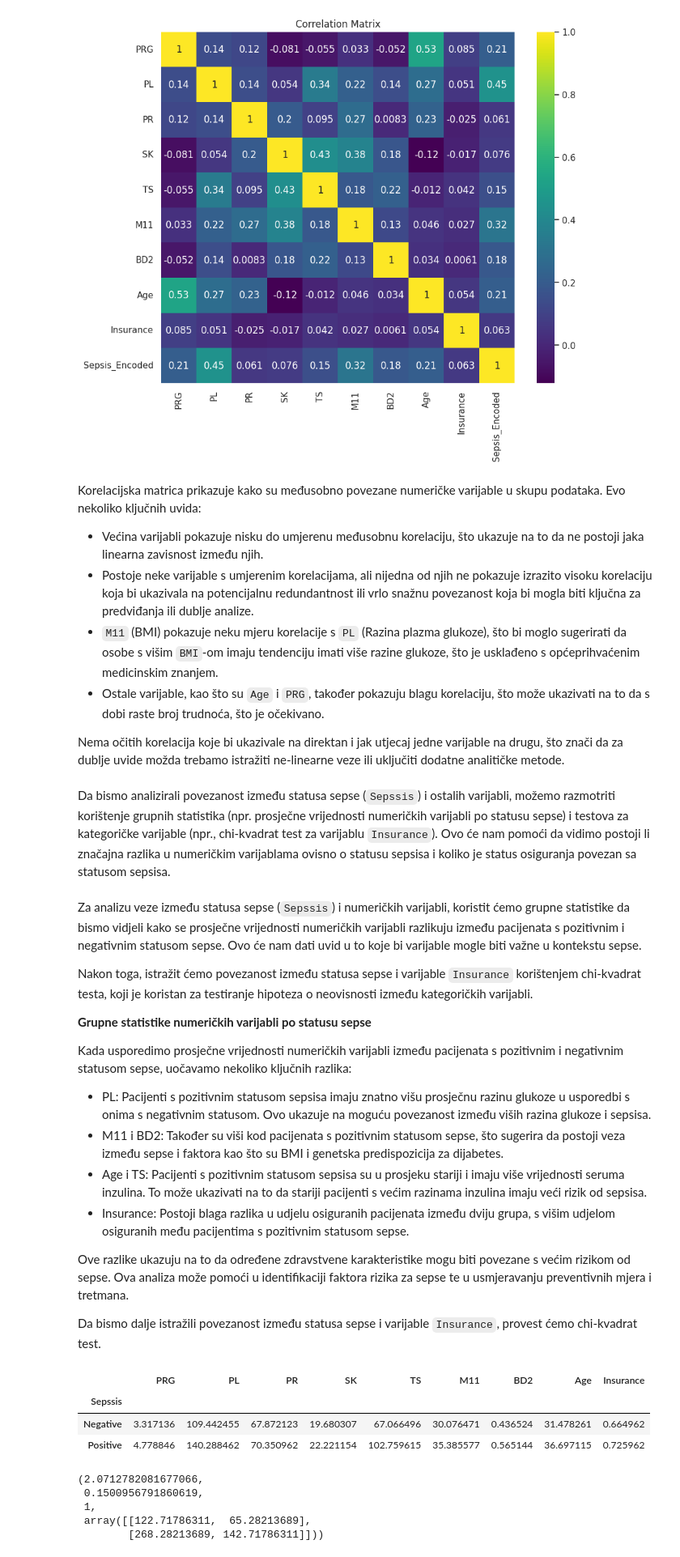
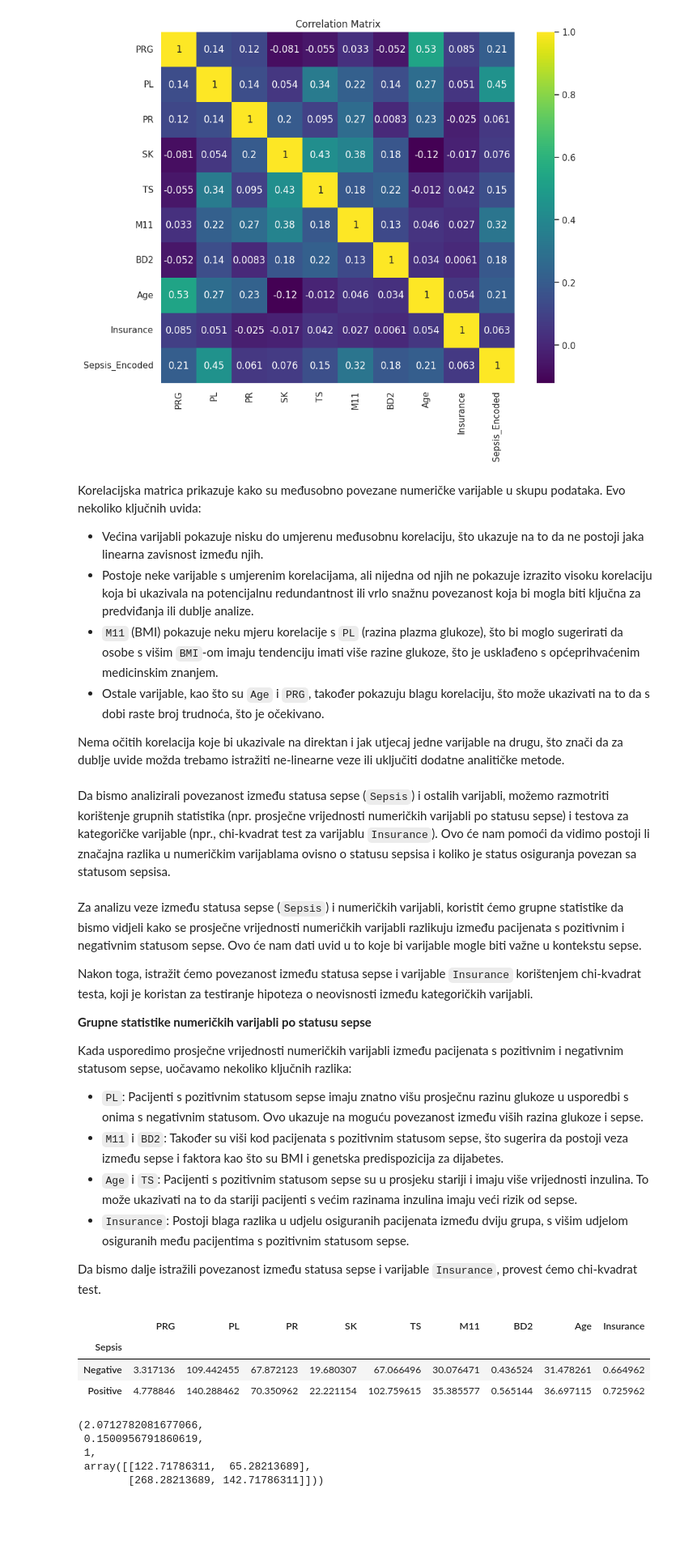
Before and after one commit to dsabljic/Sepsis-Classification, a Jupyter notebook: Sepsis Classification.ipynb, the cells around one changed output. Shown at 81% size. Drawn from its saved outputs; the diff is of its cells as text; code cells hidden in the pictures; blank space fills up the shorter version.

```diff
--- a/Sepsis Classification.ipynb
+++ b/Sepsis Classification.ipynb
@@ -34,6 +34,8 @@ sns.set()
 # %%
 train = pd.read_csv('./data/train.csv')
 test = pd.read_csv('./data/test.csv')
+# %%
+train.rename(columns = {'Sepssis': 'Sepsis'}, inplace = True)
 # %%
 train.head()
 # %% [output]
@@ -274,7 +260,7 @@ for var in categorical_vars:
 # %% [output]
 [figure]
 # %%
-df['Sepsis_Encoded'] = df['Sepssis'].apply(lambda x: 1 if x == 'Positive' else 0)
+df['Sepsis_Encoded'] = df['Sepsis'].apply(lambda x: 1 if x == 'Positive' else 0)
 
 numerical_vars = ['PRG', 'PL', 'PR', 'SK', 'TS', 'M11', 'BD2', 'Age', 'Insurance']
 correlations = df[numerical_vars + ['Sepsis_Encoded']].corr()
@@ -367,14 +351,14 @@ Korelacijska matrica prikazuje kako su međusobno povezane numeričke varijable
 
 - Većina varijabli pokazuje nisku do umjerenu međusobnu korelaciju, što ukazuje na to da ne postoji jaka linearna zavisnost između njih.
 - Postoje neke varijable s umjerenim korelacijama, ali nijedna od njih ne pokazuje izrazito visoku korelaciju koja bi ukazivala na potencijalnu redundantnost ili vrlo snažnu povezanost koja bi mogla biti ključna za predviđanja ili dublje analize.
-- `M11` (BMI) pokazuje neku mjeru korelacije s `PL` (Razina plazma glukoze), što bi moglo sugerirati da osobe s višim `BMI`-om imaju tendenciju imati više razine glukoze, što je usklađeno s općeprihvaćenim medicinskim znanjem.
+- `M11` (BMI) pokazuje neku mjeru korelacije s `PL` (razina plazma glukoze), što bi moglo sugerirati da osobe s višim `BMI`-om imaju tendenciju imati više razine glukoze, što je usklađeno s općeprihvaćenim medicinskim znanjem.
 - Ostale varijable, kao što su `Age` i `PRG`, također pokazuju blagu korelaciju, što može ukazivati na to da s dobi raste broj trudnoća, što je očekivano.
 
 Nema očitih korelacija koje bi ukazivale na direktan i jak utjecaj jedne varijable na drugu, što znači da za dublje uvide možda trebamo istražiti ne-linearne veze ili uključiti dodatne analitičke metode.
 # %% [markdown]
-Da bismo analizirali povezanost između statusa sepse (`Sepssis`) i ostalih varijabli, možemo razmotriti korištenje grupnih statistika (npr. prosječne vrijednosti numeričkih varijabli po statusu sepse) i testova za kategoričke varijable (npr., chi-kvadrat test za varijablu `Insurance`). Ovo će nam pomoći da vidimo postoji li značajna razlika u numeričkim varijablama ovisno o statusu sepsisa i koliko je status osiguranja povezan sa statusom sepsisa.
+Da bismo analizirali povezanost između statusa sepse (`Sepsis`) i ostalih varijabli, možemo razmotriti korištenje grupnih statistika (npr. prosječne vrijednosti numeričkih varijabli po statusu sepse) i testova za kategoričke varijable (npr., chi-kvadrat test za varijablu `Insurance`). Ovo će nam pomoći da vidimo postoji li značajna razlika u numeričkim varijablama ovisno o statusu sepsisa i koliko je status osiguranja povezan sa statusom sepsisa.
 # %% [markdown]
-Za analizu veze između statusa sepse (`Sepssis`) i numeričkih varijabli, koristit ćemo grupne statistike da bismo vidjeli kako se prosječne vrijednosti numeričkih varijabli razlikuju između pacijenata s pozitivnim i negativnim statusom sepse. Ovo će nam dati uvid u to koje bi varijable mogle biti važne u kontekstu sepse.
+Za analizu veze između statusa sepse (`Sepsis`) i numeričkih varijabli, koristit ćemo grupne statistike da bismo vidjeli kako se prosječne vrijednosti numeričkih varijabli razlikuju između pacijenata s pozitivnim i negativnim statusom sepse. Ovo će nam dati uvid u to koje bi varijable mogle biti važne u kontekstu sepse.
 
 Nakon toga, istražit ćemo povezanost između statusa sepse i varijable `Insurance` korištenjem chi-kvadrat testa, koji je koristan za testiranje hipoteza o neovisnosti između kategoričkih varijabli.
 
@@ -382,21 +366,19 @@ Nakon toga, istražit ćemo povezanost između statusa sepse i varijable `Insura
 
 Kada usporedimo prosječne vrijednosti numeričkih varijabli između pacijenata s pozitivnim i negativnim statusom sepse, uočavamo nekoliko ključnih razlika:
 
-- PL: Pacijenti s pozitivnim statusom sepsisa imaju znatno višu prosječnu razinu glukoze u usporedbi s onima s negativnim statusom. Ovo ukazuje na moguću povezanost između viših razina glukoze i sepsisa.
-- M11 i BD2: Također su viši kod pacijenata s pozitivnim statusom sepse, što sugerira da postoji veza između sepse i faktora kao što su BMI i genetska predispozicija za dijabetes.
-- Age i TS: Pacijenti s pozitivnim statusom sepsisa su u prosjeku stariji i imaju više vrijednosti seruma inzulina. To može ukazivati na to da stariji pacijenti s većim razinama inzulina imaju veći rizik od sepsisa.
-- Insurance: Postoji blaga razlika u udjelu osiguranih pacijenata između dviju grupa, s višim udjelom osiguranih među pacijentima s pozitivnim statusom sepse.
-
-Ove razlike ukazuju na to da određene zdravstvene karakteristike mogu biti povezane s većim rizikom od sepse. Ova analiza može pomoći u identifikaciji faktora rizika za sepse te u usmjeravanju preventivnih mjera i tretmana.
+- `PL`: Pacijenti s pozitivnim statusom sepse imaju znatno višu prosječnu razinu glukoze u usporedbi s onima s negativnim statusom. Ovo ukazuje na moguću povezanost između viših razina glukoze i sepse.
+- `M11` i `BD2`: Također su viši kod pacijenata s pozitivnim statusom sepse, što sugerira da postoji veza između sepse i faktora kao što su BMI i genetska predispozicija za dijabetes.
+- `Age` i `TS`: Pacijenti s pozitivnim statusom sepse su u prosjeku stariji i imaju više vrijednosti inzulina. To može ukazivati na to da stariji pacijenti s većim razinama inzulina imaju veći rizik od sepse.
+- `Insurance`: Postoji blaga razlika u udjelu osiguranih pacijenata između dviju grupa, s višim udjelom osiguranih među pacijentima s pozitivnim statusom sepse.
 
 Da bismo dalje istražili povezanost između statusa sepse i varijable `Insurance`, provest ćemo chi-kvadrat test.
 # %%
-grouped_stats = df.groupby('Sepssis')[numerical_vars].mean()
+grouped_stats = df.groupby('Sepsis')[numerical_vars].mean()
 
 grouped_stats
 # %% [output]
 |  | PRG | PL | PR | SK | TS | M11 | BD2 | Age | Insurance |
-| Sepssis |  |  |  |  |  |  |  |  |  |
+| Sepsis |  |  |  |  |  |  |  |  |  |
 | Negative | 3.317136 | 109.442455 | 67.872123 | 19.680307 | 67.066496 | 30.076471 | 0.436524 | 31.478261 | 0.664962 |
 | Positive | 4.778846 | 140.288462 | 70.350962 | 22.221154 | 102.759615 | 35.385577 | 0.565144 | 36.697115 | 0.725962 |
 # %%
```
Also changed, not shown: parts of 35 cells of this notebook.
